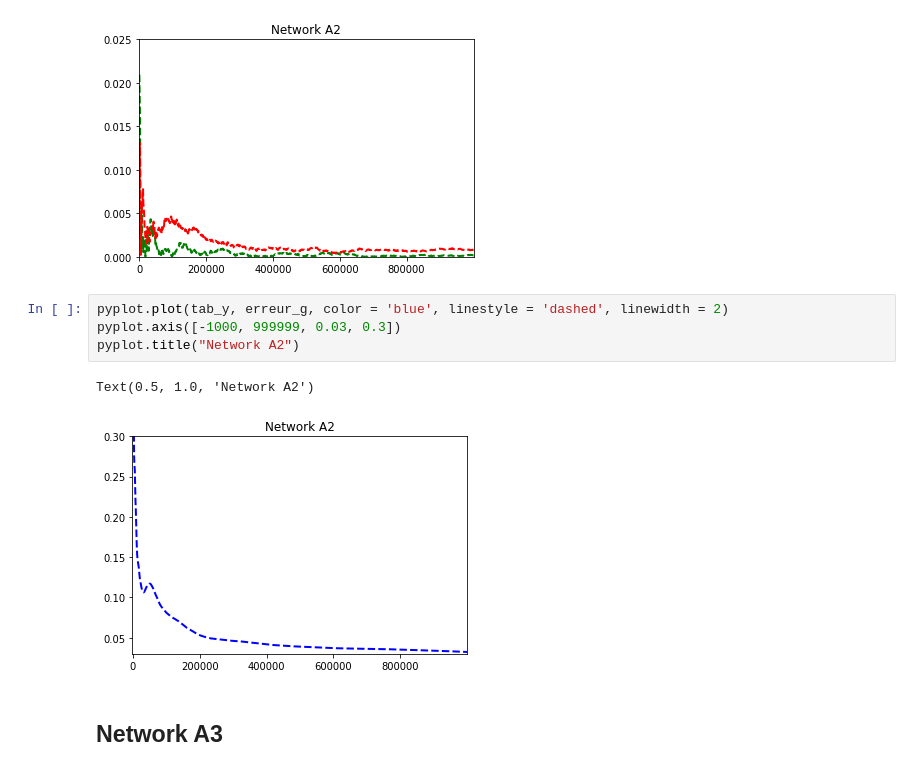
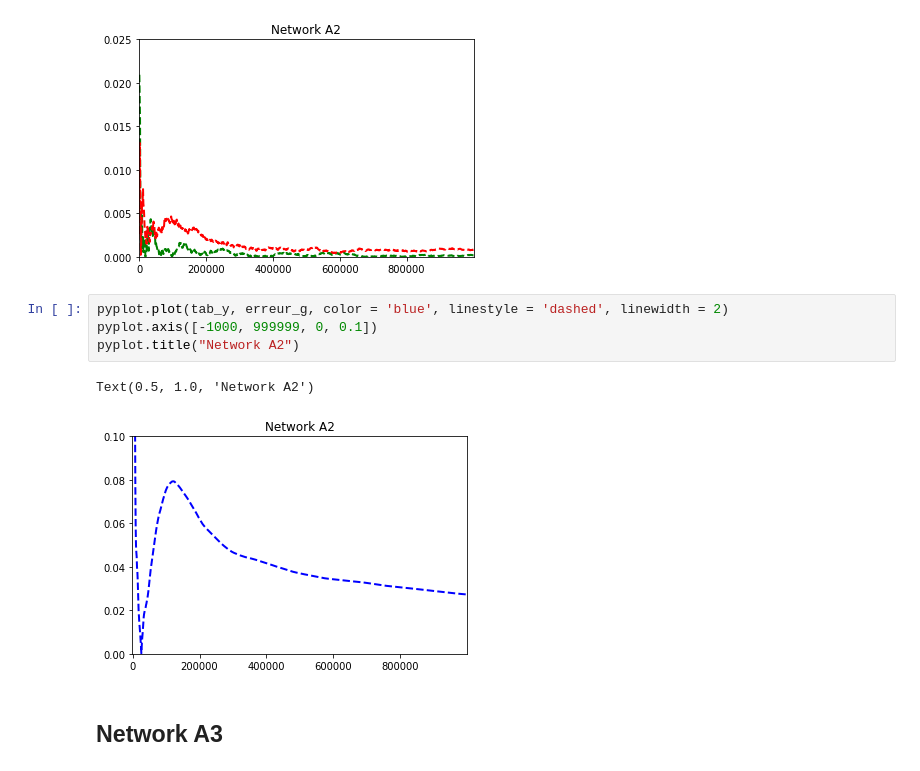
Before and after one commit to mxmboyer/decision-projet, a Jupyter notebook: data_viz.ipynb, the cells around one changed output. Drawn from its saved outputs; the diff is of its cells as text.

```diff
--- a/data_viz.ipynb
+++ b/data_viz.ipynb
@@ -112,11 +106,11 @@ Text(0.5, 1.0, 'Network A2')
 [figure]
 # %%
 pyplot.plot(tab_y, erreur_g, color = 'blue', linestyle = 'dashed', linewidth = 2)
-pyplot.axis([-1000, 999999, 0.03, 0.3])
+pyplot.axis([-1000, 999999, 0, 0.1])
 pyplot.title("Network A2")
 # %% [output]
 Text(0.5, 1.0, 'Network A2')
-[figure, old version]
+[figure, new version]
 # %% [markdown]
 ## Network A3
 # %%
```
Also changed, not shown: parts of 5 cells of this notebook, 10 other files.
